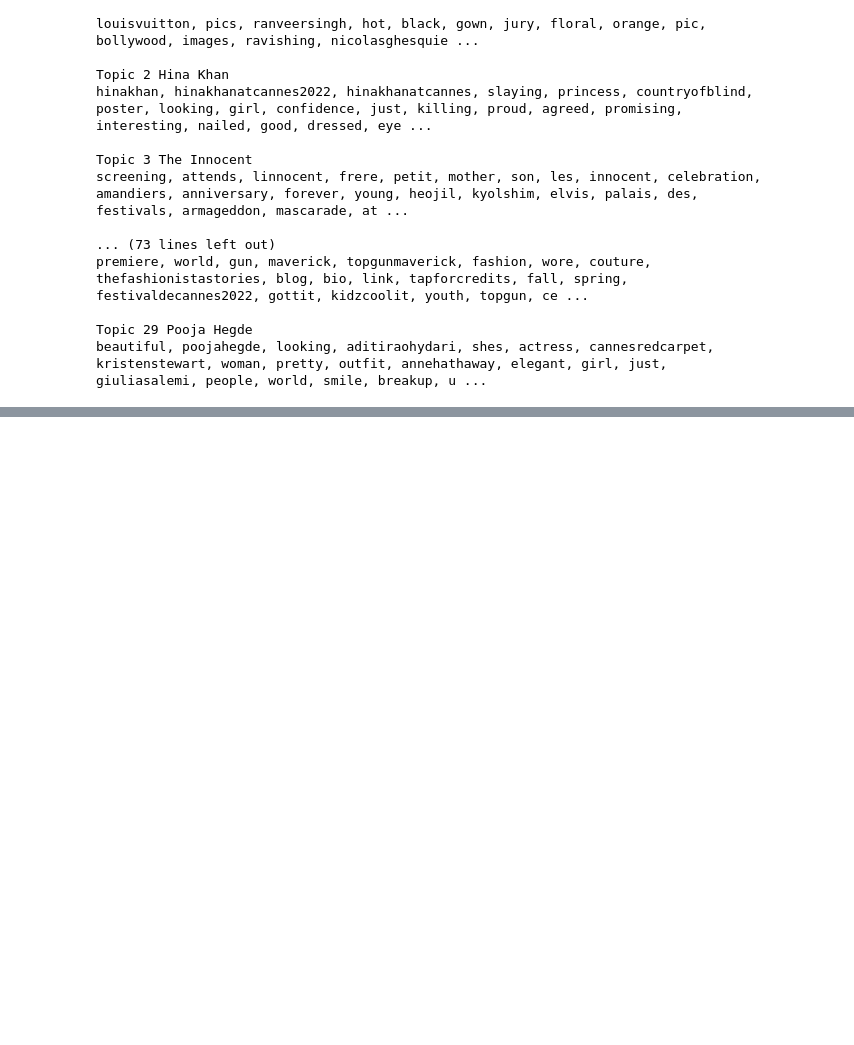
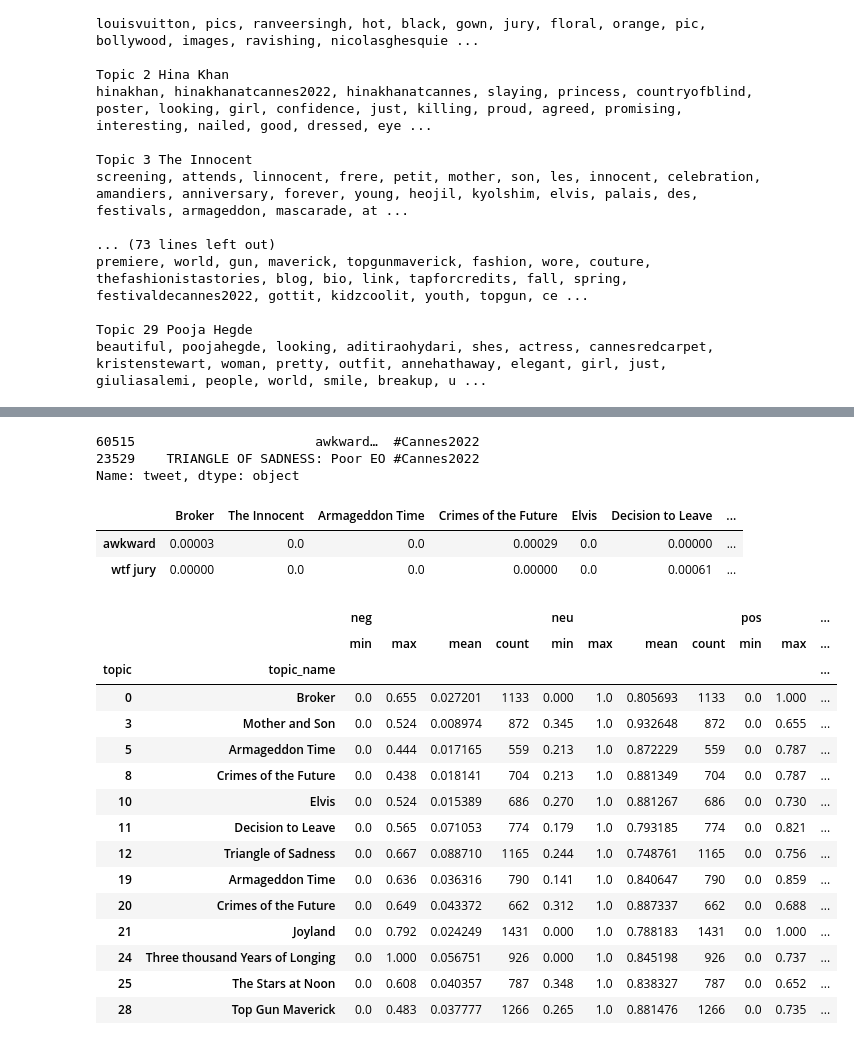
Before and after one commit to amyyunekim/Course_5_NLP, a Jupyter notebook: code/nlp_cannes.ipynb, the cells around one changed output, grey strips where cells are left out. Drawn from its saved outputs; the diff is of its cells as text; code cells hidden in the pictures; blank space fills up the shorter version.

Commit message:
add sentiment

```diff
--- a/code/nlp_cannes.ipynb
+++ b/code/nlp_cannes.ipynb
@@ -492,0 +544,11 @@ movies_doc_topic_df
+# %%
+topic_map={0:'Broker',1:'Deepika Padukone',2:'Hina Khan' ,3:'Mother and Son',4:'Red Carpet',
+5:'Armageddon Time',6:'Kang Song Ho',7:'Helly Shah',8:"Crimes of the Future",9:'Bella Hadid',
+10:'Elvis',11:'Decision to Leave',12:'Triangle of Sadness',13:'Looks',14:'Actresses',15:'Lee Ji Eun',
+16:'Outfits',17:'Indian coverage',18:'Amfar Gala',19:"Armageddon Time",20:'Crimes of the Future',
+21:'Joyland',22:'Deepika Padukone',23: 'Looks', 24: 'Three thousand Years of Longing',25:'The Stars at Noon',
+26: 'Hina Khan',27:'Aishwarya Rai',28:'Top Gun Maverick',29:'Pooja Hedge'}
+# %%
+# allocate topic to tweet using highest score
+df['topic']=doc_topic.argmax(axis=1)
+df['topic_name']=df['topic'].map(topic_map)
@@ -492,0 +571,2 @@ movies_doc_topic_df
+# %%
+df_movie=df[df['topic'].isin([0,3,5,8,10,11,12,19,20,21,24,25,28])]
@@ -492,0 +593,6 @@ movies_doc_topic_df
+# %%
+analyzer = SentimentIntensityAnalyzer()
+df_vader=df_movie.copy()
+df_vader['vader_rating'] = df_vader['tweet'].apply(analyzer.polarity_scores)
+df_vader = pd.DataFrame(pd.concat([df_vader.drop(['vader_rating'], axis=1),
+                                df_vader['vader_rating'].apply(pd.Series)], axis=1))
@@ -492,0 +617,31 @@ movies_doc_topic_df
+# %%
+tweets.iloc[[15336,23498]]
+# %% [output]
+60515                       awkward…  #Cannes2022
+23529    TRIANGLE OF SADNESS: Poor EO #Cannes2022
+Name: tweet, dtype: object
+# %%
+movies_doc_topic_df.iloc[[15336,23498]]
+# %% [output]
+|  | Broker | The Innocent | Armageddon Time | Crimes of the Future | Elvis | Decision to Leave | ... |
+| awkward | 0.00003 | 0.0 | 0.0 | 0.00029 | 0.0 | 0.00000 | ... |
+| wtf jury | 0.00000 | 0.0 | 0.0 | 0.00000 | 0.0 | 0.00061 | ... |
+# %%
+df_vader.groupby(['topic','topic_name']).agg(['min','max','mean','count'])
+# %% [output]
+|  |  | neg |  |  |  | neu |  |  |  | pos |  | ... |
+|  |  | min | max | mean | count | min | max | mean | count | min | max | ... |
+| topic | topic_name |  |  |  |  |  |  |  |  |  |  | ... |
+| 0 | Broker | 0.0 | 0.655 | 0.027201 | 1133 | 0.000 | 1.0 | 0.805693 | 1133 | 0.0 | 1.000 | ... |
+| 3 | Mother and Son | 0.0 | 0.524 | 0.008974 | 872 | 0.345 | 1.0 | 0.932648 | 872 | 0.0 | 0.655 | ... |
+| 5 | Armageddon Time | 0.0 | 0.444 | 0.017165 | 559 | 0.213 | 1.0 | 0.872229 | 559 | 0.0 | 0.787 | ... |
+| 8 | Crimes of the Future | 0.0 | 0.438 | 0.018141 | 704 | 0.213 | 1.0 | 0.881349 | 704 | 0.0 | 0.787 | ... |
+| 10 | Elvis | 0.0 | 0.524 | 0.015389 | 686 | 0.270 | 1.0 | 0.881267 | 686 | 0.0 | 0.730 | ... |
+| 11 | Decision to Leave | 0.0 | 0.565 | 0.071053 | 774 | 0.179 | 1.0 | 0.793185 | 774 | 0.0 | 0.821 | ... |
+| 12 | Triangle of Sadness | 0.0 | 0.667 | 0.088710 | 1165 | 0.244 | 1.0 | 0.748761 | 1165 | 0.0 | 0.756 | ... |
+| 19 | Armageddon Time | 0.0 | 0.636 | 0.036316 | 790 | 0.141 | 1.0 | 0.840647 | 790 | 0.0 | 0.859 | ... |
+| 20 | Crimes of the Future | 0.0 | 0.649 | 0.043372 | 662 | 0.312 | 1.0 | 0.887337 | 662 | 0.0 | 0.688 | ... |
+| 21 | Joyland | 0.0 | 0.792 | 0.024249 | 1431 | 0.000 | 1.0 | 0.788183 | 1431 | 0.0 | 1.000 | ... |
+| 24 | Three thousand Years of Longing | 0.0 | 1.000 | 0.056751 | 926 | 0.000 | 1.0 | 0.845198 | 926 | 0.0 | 0.737 | ... |
+| 25 | The Stars at Noon | 0.0 | 0.608 | 0.040357 | 787 | 0.348 | 1.0 | 0.838327 | 787 | 0.0 | 0.652 | ... |
+| 28 | Top Gun Maverick | 0.0 | 0.483 | 0.037777 | 1266 | 0.265 | 1.0 | 0.881476 | 1266 | 0.0 | 0.735 | ... |
```
Also changed, not shown: parts of 16 cells of this notebook.
